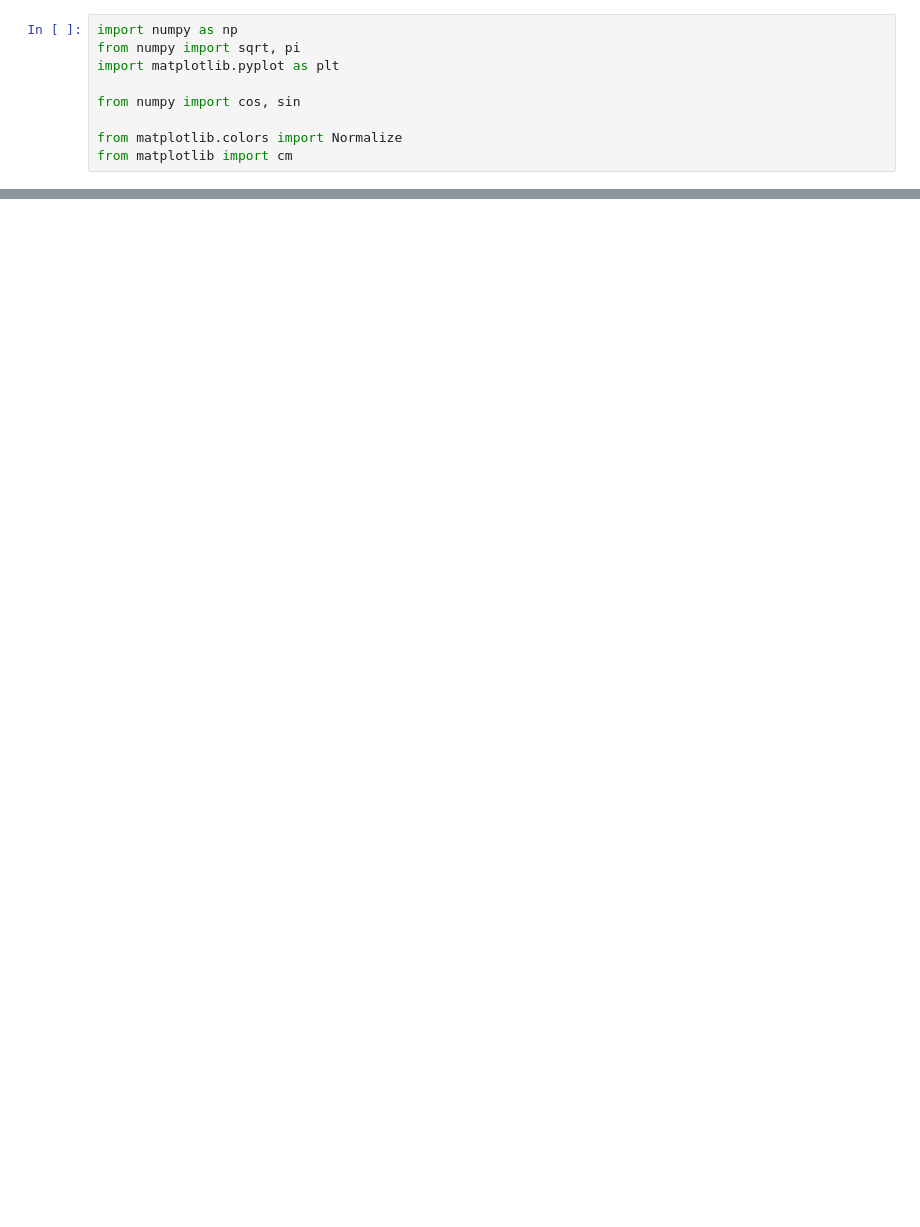
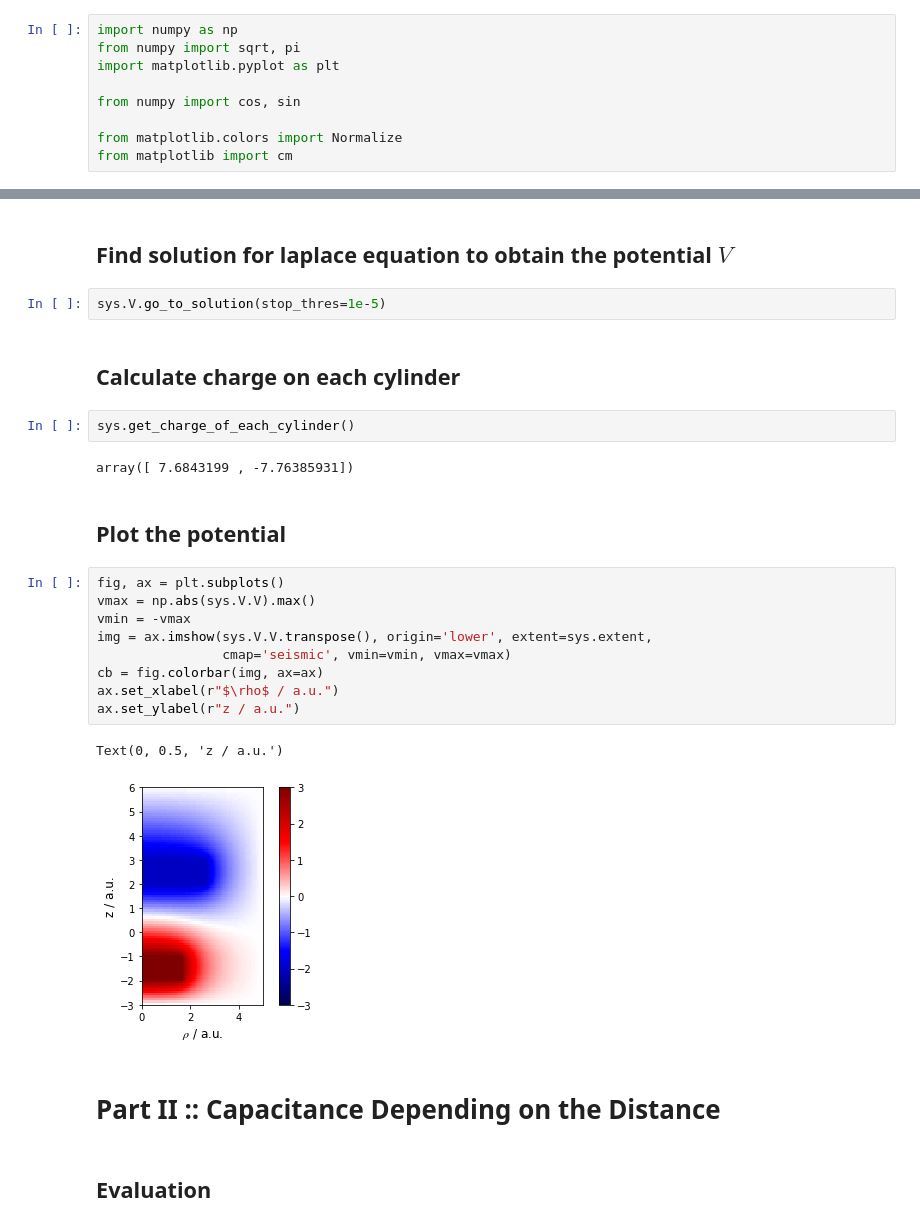
Before and after one commit to jam31118/2019-fall-em, a Jupyter notebook: laplace-cylindrical/single-cylinder/cylinder-on-grid.ipynb, the cells around one changed output, grey strips where cells are left out. Cells and saved outputs as stored; diff of their text form; blank space fills up the shorter version.

Commit message:
working examples for cylinder-on-grid

```diff
--- a/laplace-cylindrical/single-cylinder/cylinder-on-grid.ipynb
+++ b/laplace-cylindrical/single-cylinder/cylinder-on-grid.ipynb
@@ -378,0 +286,28 @@ single-cylinder-V0=1.000-test-0.png
+# %% [markdown]
+## Find solution for laplace equation to obtain the potential $V$
+# %%
+sys.V.go_to_solution(stop_thres=1e-5)
+# %% [markdown]
+## Calculate charge on each cylinder
+# %%
+sys.get_charge_of_each_cylinder()
+# %% [output]
+array([ 7.6843199 , -7.76385931])
+# %% [markdown]
+## Plot the potential
+# %%
+fig, ax = plt.subplots()
+vmax = np.abs(sys.V.V).max()
+vmin = -vmax
+img = ax.imshow(sys.V.V.transpose(), origin='lower', extent=sys.extent,
+                cmap='seismic', vmin=vmin, vmax=vmax)
+cb = fig.colorbar(img, ax=ax)
+ax.set_xlabel(r"$\rho$ / a.u.")
+ax.set_ylabel(r"z / a.u.")
+# %% [output]
+Text(0, 0.5, 'z / a.u.')
+[figure, added]
+# %% [markdown]
+# Part II :: Capacitance Depending on the Distance
+# %% [markdown]
+## Evaluation
```
Also changed, not shown: parts of 52 cells of this notebook.
